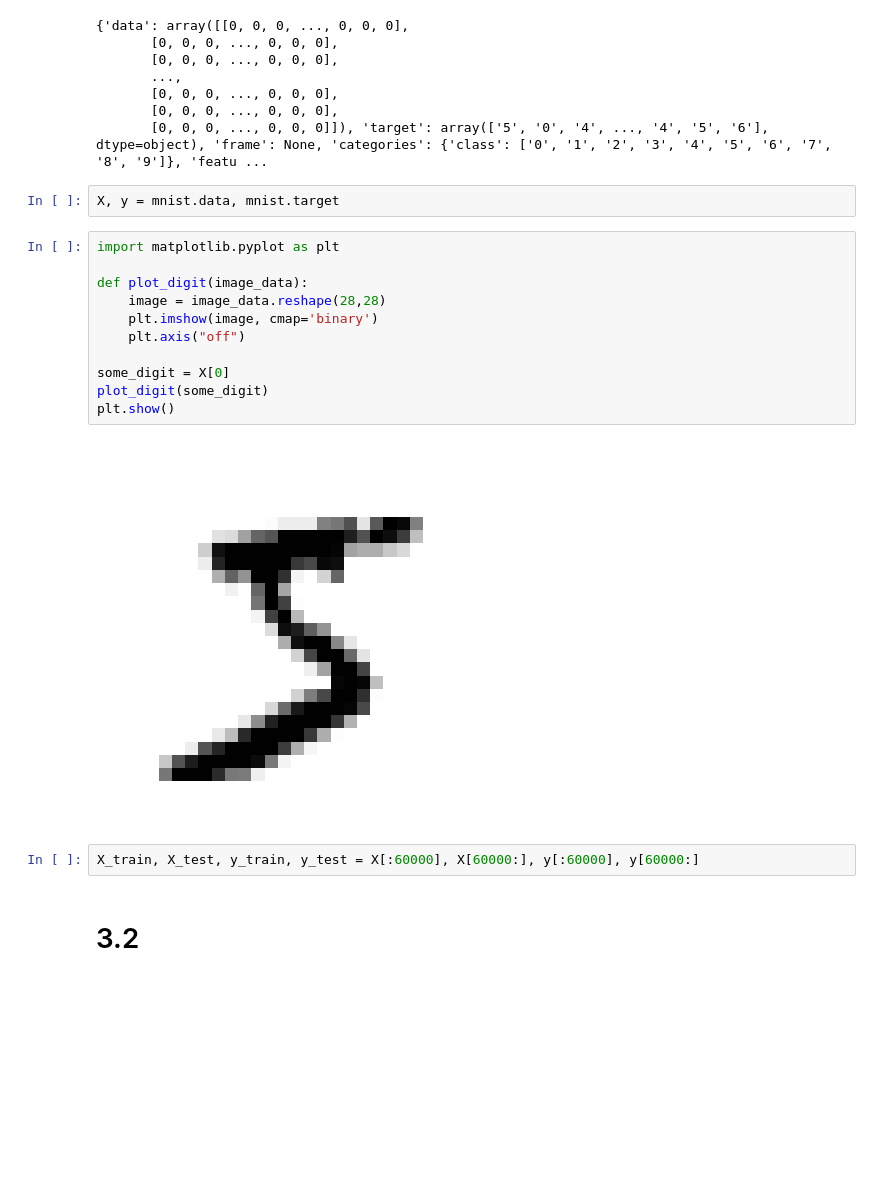
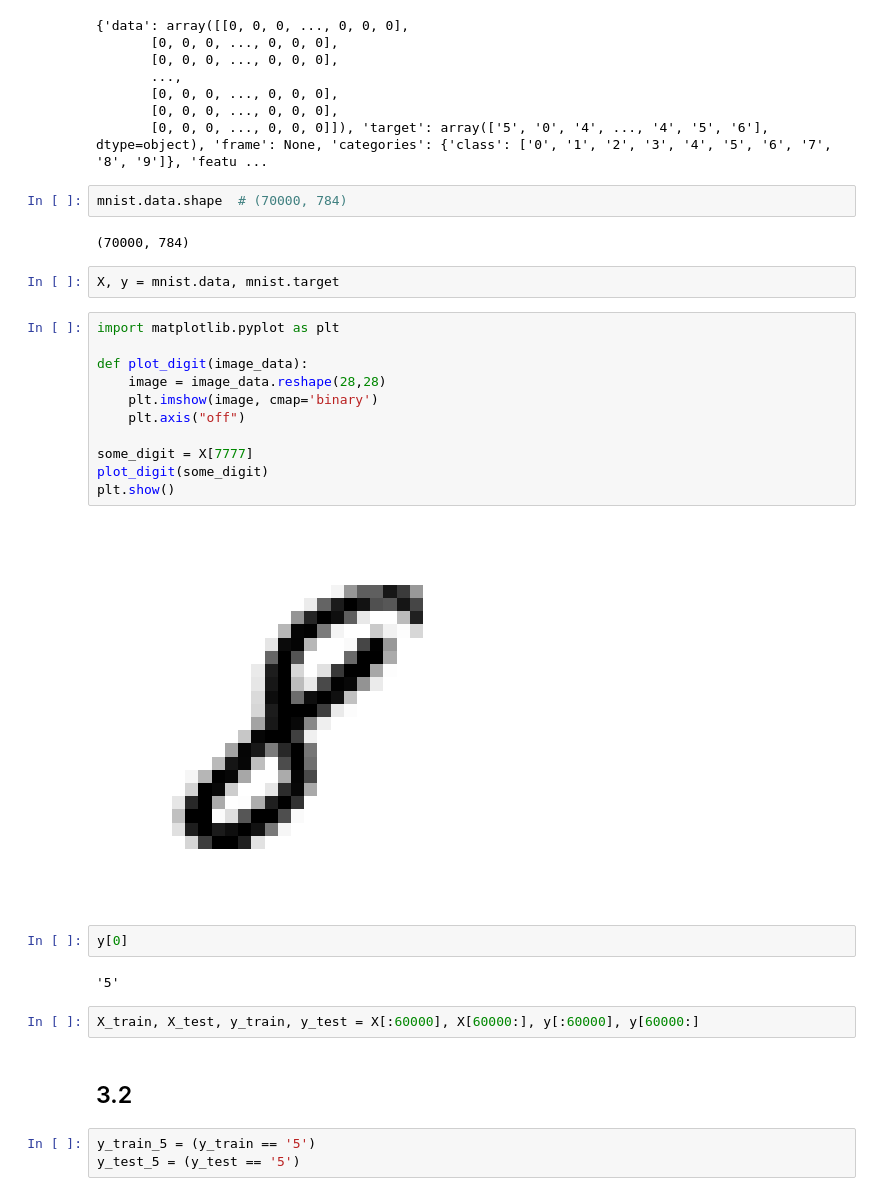
Before and after one commit to dohyoung1234/hands_on_machine_learning, a Jupyter notebook: aa.ipynb, the cells around one changed output. Drawn from its saved outputs; the diff is of its cells as text; blank space fills up the shorter version.

```diff
--- a/aa.ipynb
+++ b/aa.ipynb
@@ -14,22 +16,33 @@ print(mnist)
        [0, 0, 0, ..., 0, 0, 0],
        [0, 0, 0, ..., 0, 0, 0],
        [0, 0, 0, ..., 0, 0, 0]]), 'target': array(['5', '0', '4', ..., '4', '5', '6'], dtype=object), 'frame': None, 'categories': {'class': ['0', '1', '2', '3', '4', '5', '6', '7', '8', '9']}, 'featu ...
+# %%
+mnist.data.shape  # (70000, 784)
+# %% [output]
+(70000, 784)
 # %%
 X, y = mnist.data, mnist.target
 # %%
 import matplotlib.pyplot as plt
 
 def plot_digit(image_data):
     image = image_data.reshape(28,28)
     plt.imshow(image, cmap='binary')
     plt.axis("off")
 
-some_digit = X[0]
+some_digit = X[7777]
 plot_digit(some_digit)
 plt.show()
 # %% [output]
-[figure, old version]
+[figure, new version]
+# %%
+y[0]
+# %% [output]
+'5'
 # %%
 X_train, X_test, y_train, y_test = X[:60000], X[60000:], y[:60000], y[60000:]
 # %% [markdown]
-# 3.2
+## 3.2
+# %%
+y_train_5 = (y_train == '5')
+y_test_5 = (y_test == '5')
```
Also changed, not shown: parts of 17 cells of this notebook.
